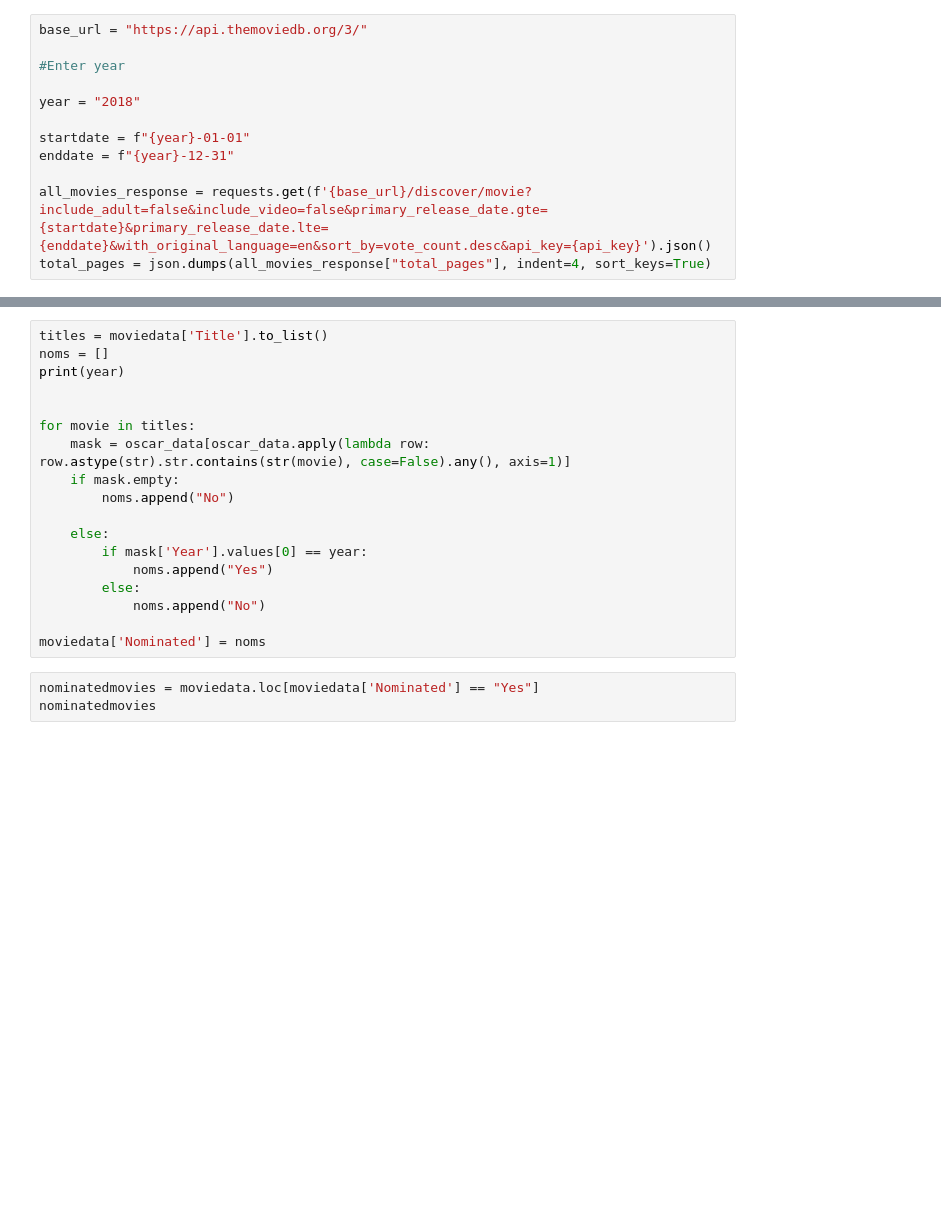
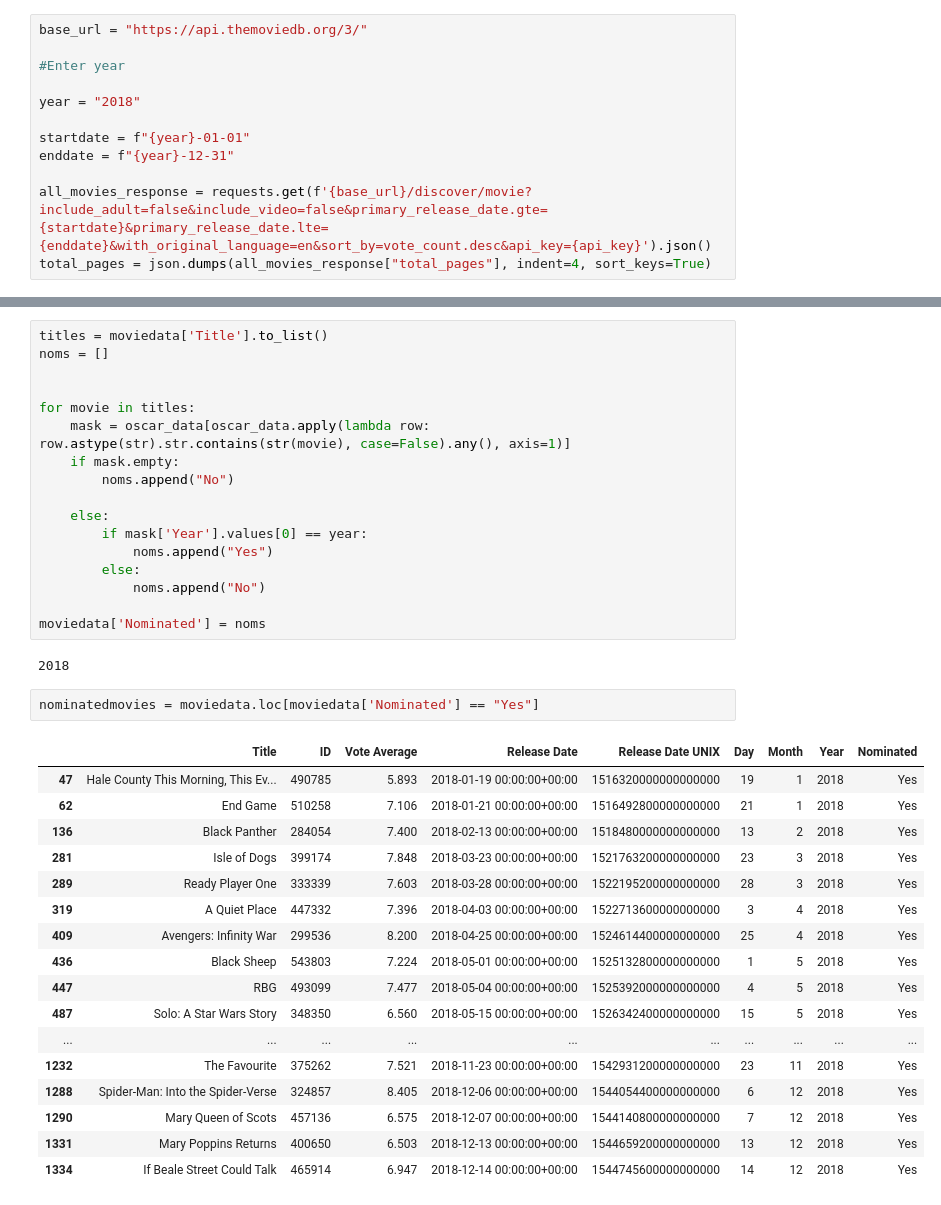
Before and after one commit to jamieah80/group-project-one, a Jupyter notebook: main.ipynb, the cells around one changed output, grey strips where cells are left out. Cells and saved outputs as stored; diff of their text form; blank space fills up the shorter version.

```diff
--- a/main.ipynb
+++ b/main.ipynb
@@ -77,7 +94,6 @@ moviedata
 # %%
 titles = moviedata['Title'].to_list()
 noms = []
-print(year)
 
 
 for movie in titles:
@@ -92,6 +108,25 @@ for movie in titles:
             noms.append("No")
 
 moviedata['Nominated'] = noms
+# %% [output]
+2018
 # %%
 nominatedmovies = moviedata.loc[moviedata['Nominated'] == "Yes"]
-nominatedmovies
+# %% [output]
+|  | Title | ID | Vote Average | Release Date | Release Date UNIX | Day | Month | Year | Nominated |
+| 47 | Hale County This Morning, This Ev... | 490785 | 5.893 | 2018-01-19 00:00:00+00:00 | 1516320000000000000 | 19 | 1 | 2018 | Yes |
+| 62 | End Game | 510258 | 7.106 | 2018-01-21 00:00:00+00:00 | 1516492800000000000 | 21 | 1 | 2018 | Yes |
+| 136 | Black Panther | 284054 | 7.400 | 2018-02-13 00:00:00+00:00 | 1518480000000000000 | 13 | 2 | 2018 | Yes |
+| 281 | Isle of Dogs | 399174 | 7.848 | 2018-03-23 00:00:00+00:00 | 1521763200000000000 | 23 | 3 | 2018 | Yes |
+| 289 | Ready Player One | 333339 | 7.603 | 2018-03-28 00:00:00+00:00 | 1522195200000000000 | 28 | 3 | 2018 | Yes |
+| 319 | A Quiet Place | 447332 | 7.396 | 2018-04-03 00:00:00+00:00 | 1522713600000000000 | 3 | 4 | 2018 | Yes |
+| 409 | Avengers: Infinity War | 299536 | 8.200 | 2018-04-25 00:00:00+00:00 | 1524614400000000000 | 25 | 4 | 2018 | Yes |
+| 436 | Black Sheep | 543803 | 7.224 | 2018-05-01 00:00:00+00:00 | 1525132800000000000 | 1 | 5 | 2018 | Yes |
+| 447 | RBG | 493099 | 7.477 | 2018-05-04 00:00:00+00:00 | 1525392000000000000 | 4 | 5 | 2018 | Yes |
+| 487 | Solo: A Star Wars Story | 348350 | 6.560 | 2018-05-15 00:00:00+00:00 | 1526342400000000000 | 15 | 5 | 2018 | Yes |
+| ... | ... | ... | ... | ... | ... | ... | ... | ... | ... |
+| 1232 | The Favourite | 375262 | 7.521 | 2018-11-23 00:00:00+00:00 | 1542931200000000000 | 23 | 11 | 2018 | Yes |
+| 1288 | Spider-Man: Into the Spider-Verse | 324857 | 8.405 | 2018-12-06 00:00:00+00:00 | 1544054400000000000 | 6 | 12 | 2018 | Yes |
+| 1290 | Mary Queen of Scots | 457136 | 6.575 | 2018-12-07 00:00:00+00:00 | 1544140800000000000 | 7 | 12 | 2018 | Yes |
+| 1331 | Mary Poppins Returns | 400650 | 6.503 | 2018-12-13 00:00:00+00:00 | 1544659200000000000 | 13 | 12 | 2018 | Yes |
+| 1334 | If Beale Street Could Talk | 465914 | 6.947 | 2018-12-14 00:00:00+00:00 | 1544745600000000000 | 14 | 12 | 2018 | Yes |
```
Also changed, not shown: parts of 15 cells of this notebook, 2 other files.
